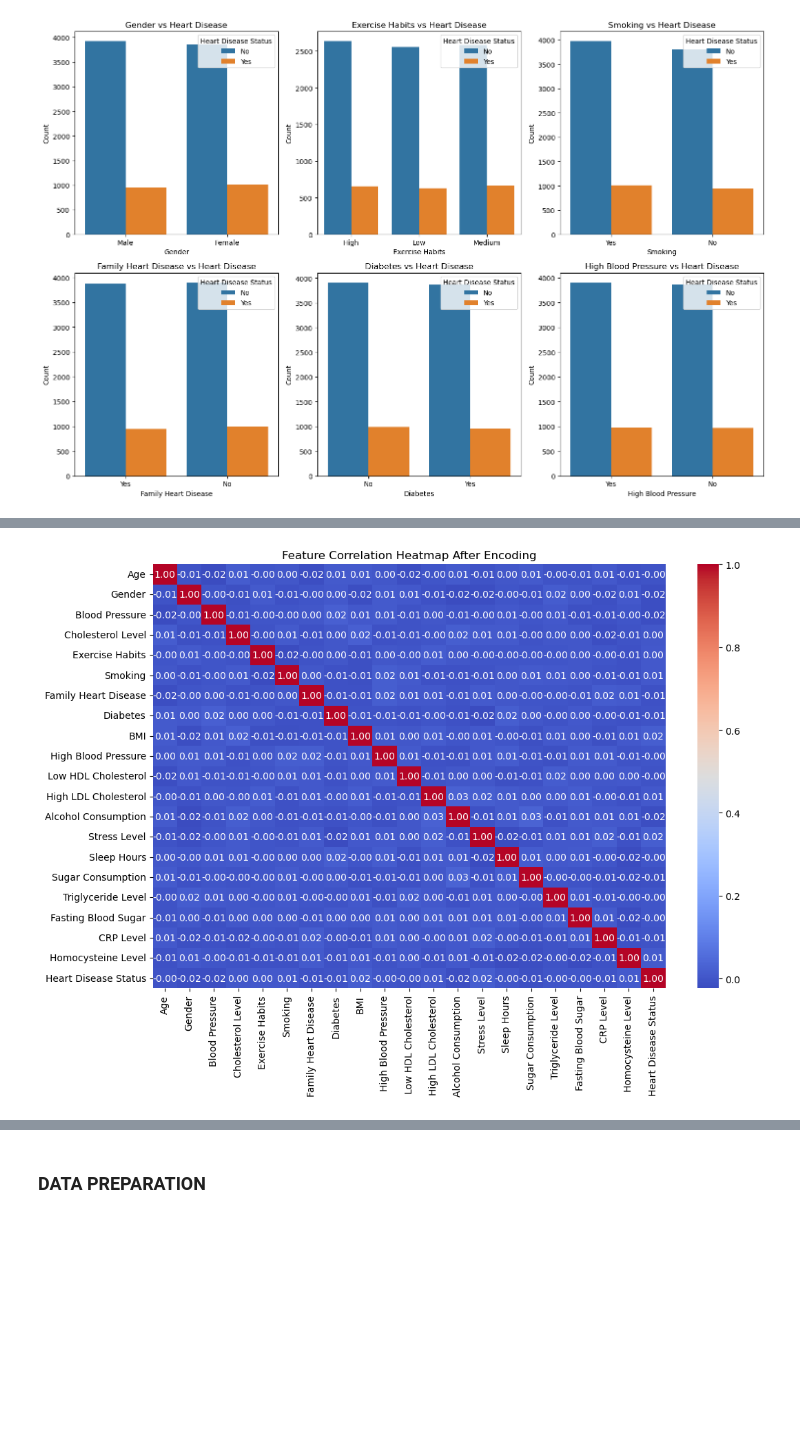
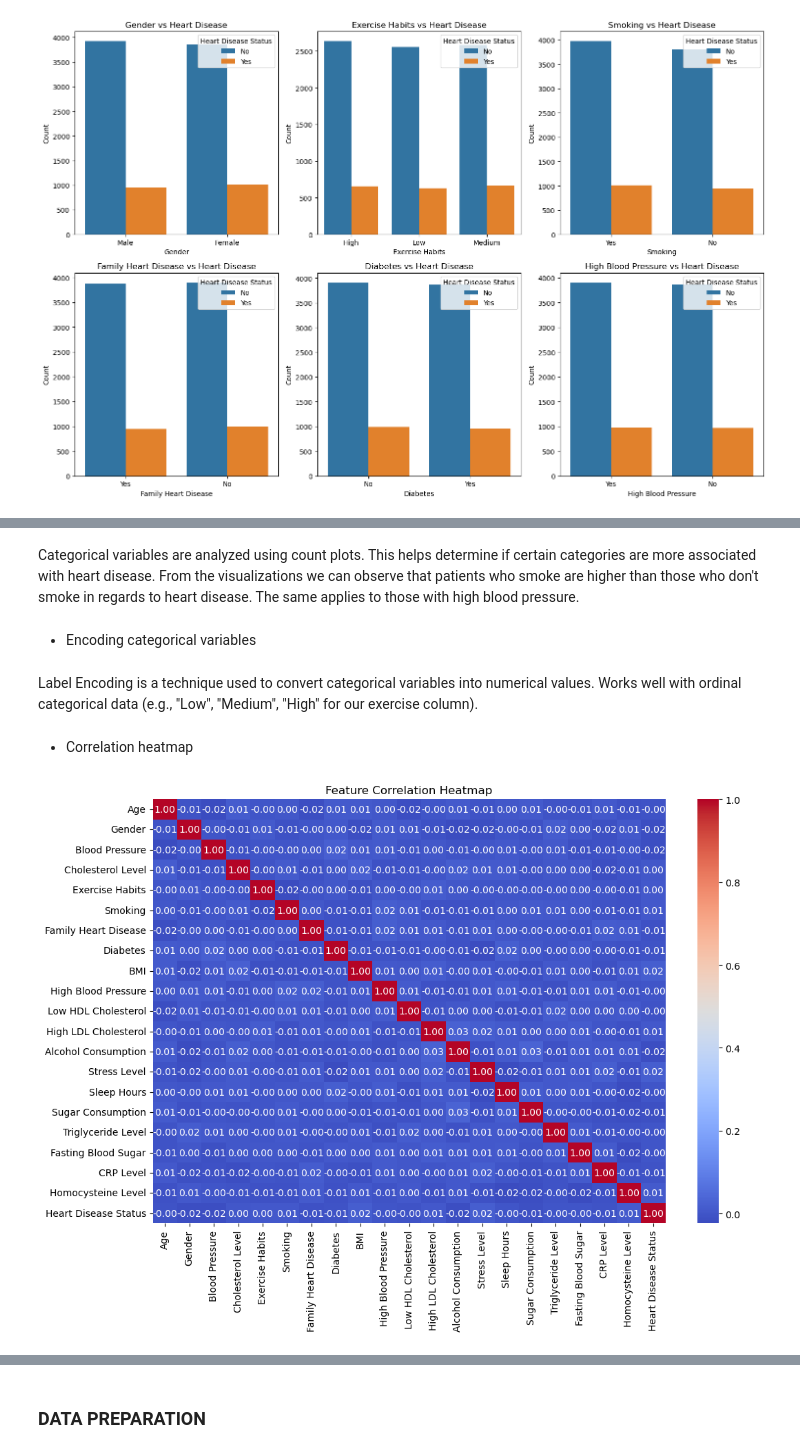
Before and after one commit to Dominic-Oseko/Group-10-Heart-disease-project, a Jupyter notebook: project notebook.ipynb, the cells around one changed output, grey strips where cells are left out. Cells and saved outputs as stored; diff of their text form; code cells hidden in the pictures; blank space fills up the shorter version.

```diff
--- a/project notebook.ipynb
+++ b/project notebook.ipynb
@@ -279 +277,5 @@ plt.show()
+# %% [markdown]
+Categorical variables are analyzed using count plots. This helps determine if certain categories are more associated with heart disease. From the visualizations we can observe that patients who smoke are higher than those who don't smoke in regards to heart disease. The same applies to those with high blood pressure.
+# %% [markdown]
+- Encoding categorical variables
 # %%
@@ -284,11 +285,14 @@ for col in categorical_cols:
     le = LabelEncoder()
     data[col] = le.fit_transform(data[col])
     label_encoders[col] = le
+# %% [markdown]
+Label Encoding is a technique used to convert categorical variables into numerical values. Works well with ordinal categorical data (e.g., "Low", "Medium", "High" for our exercise column).
+# %% [markdown]
+- Correlation heatmap
 # %%
-# Correlation heatmap after encoding
 plt.figure(figsize=(12,8))
 sns.heatmap(data.corr(), annot=True, cmap='coolwarm', fmt='.2f')
-plt.title('Feature Correlation Heatmap After Encoding')
+plt.title('Feature Correlation Heatmap')
 plt.show()
 # %% [output]
-[figure, old version]
+[figure, new version]
```
Also changed, not shown: parts of 27 cells of this notebook.
